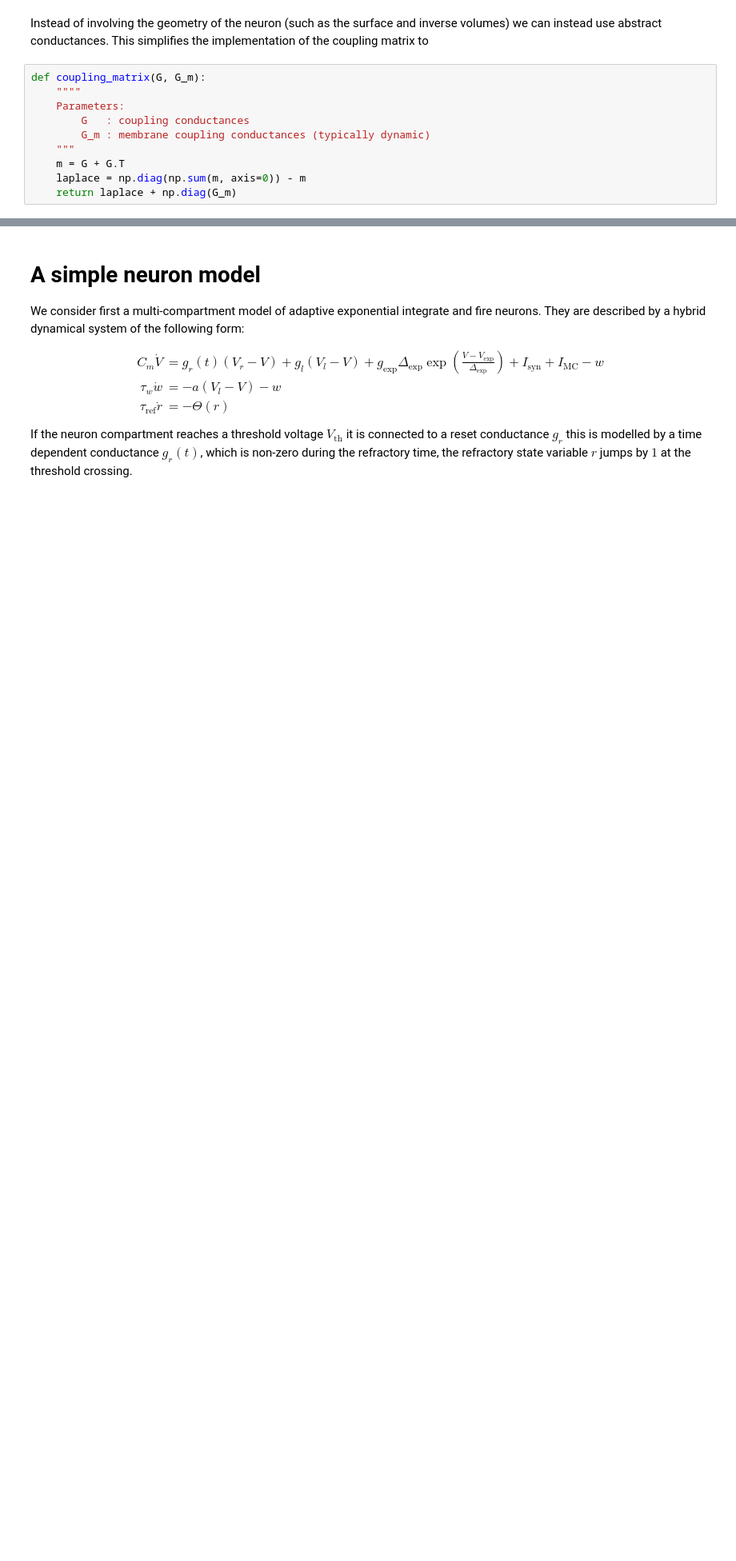
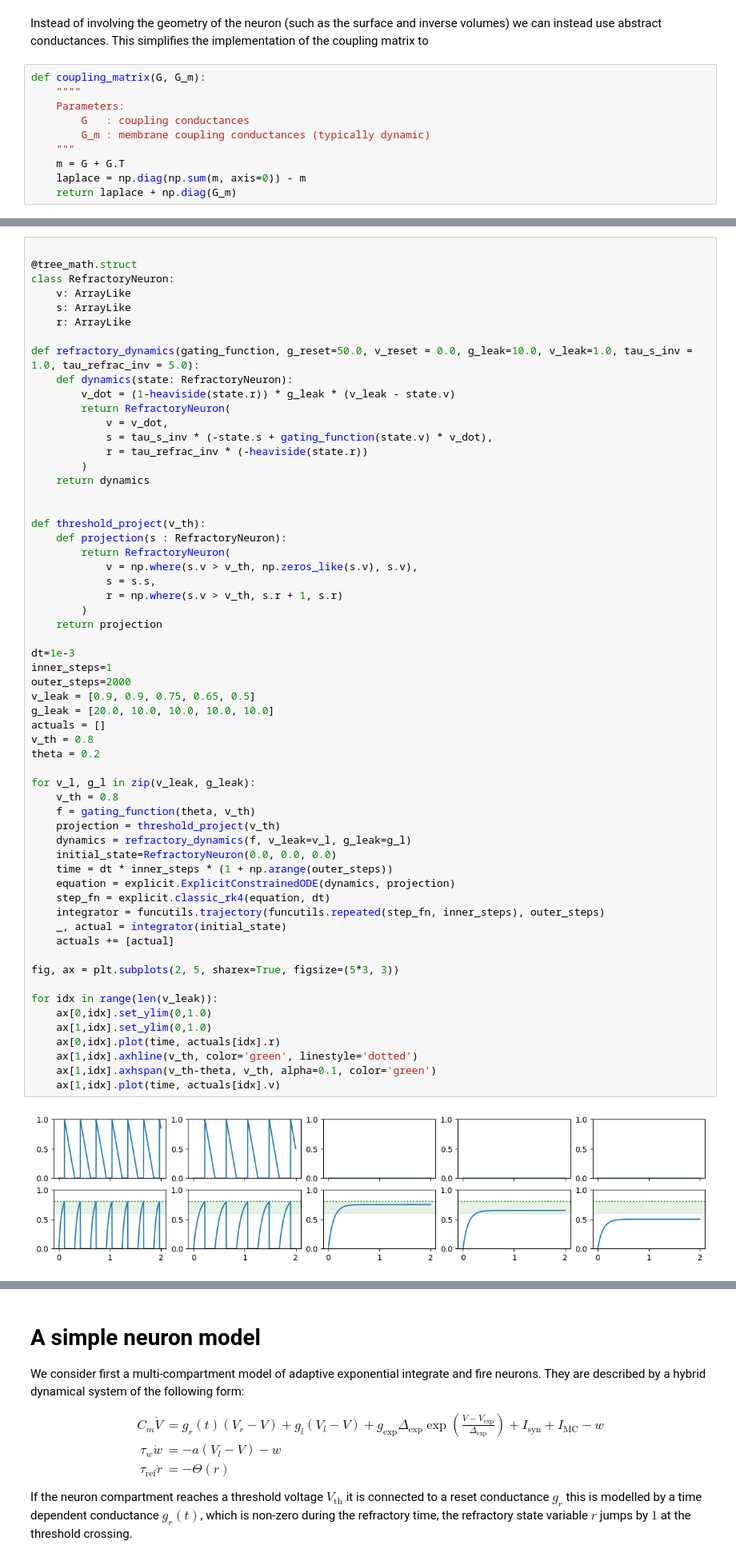
Before and after one commit to electronicvisions/jaxsnn, a Jupyter notebook: notebooks/passive_cable.ipynb, the cells around one changed output, grey strips where cells are left out. Shown: that part at 80% size. Drawn from its saved outputs; the diff is of its cells as text; blank space fills up the shorter version.

```diff
--- a/notebooks/passive_cable.ipynb
+++ b/notebooks/passive_cable.ipynb
@@ -140 +305,62 @@ def coupling_matrix(G, G_m):
+# %%
+
+@tree_math.struct
+class RefractoryNeuron:
+    v: ArrayLike
+    s: ArrayLike
+    r: ArrayLike
+
+def refractory_dynamics(gating_function, g_reset=50.0, v_reset = 0.0, g_leak=10.0, v_leak=1.0, tau_s_inv = 1.0, tau_refrac_inv = 5.0):
+    def dynamics(state: RefractoryNeuron):
+        v_dot = (1-heaviside(state.r)) * g_leak * (v_leak - state.v)
+        return RefractoryNeuron(
+            v = v_dot,
+            s = tau_s_inv * (-state.s + gating_function(state.v) * v_dot),
+            r = tau_refrac_inv * (-heaviside(state.r))
+        )
+    return dynamics
+
+
+def threshold_project(v_th):
+    def projection(s : RefractoryNeuron):
+        return RefractoryNeuron(
+            v = np.where(s.v > v_th, np.zeros_like(s.v), s.v),
+            s = s.s,
+            r = np.where(s.v > v_th, s.r + 1, s.r)
+        )
+    return projection
+
+dt=1e-3
+inner_steps=1
+outer_steps=2000
+v_leak = [0.9, 0.9, 0.75, 0.65, 0.5]
+g_leak = [20.0, 10.0, 10.0, 10.0, 10.0]
+actuals = []
+v_th = 0.8
+theta = 0.2
+
+for v_l, g_l in zip(v_leak, g_leak):
+    v_th = 0.8
+    f = gating_function(theta, v_th)
+    projection = threshold_project(v_th)
+    dynamics = refractory_dynamics(f, v_leak=v_l, g_leak=g_l)
+    initial_state=RefractoryNeuron(0.0, 0.0, 0.0)
+    time = dt * inner_steps * (1 + np.arange(outer_steps))
+    equation = explicit.ExplicitConstrainedODE(dynamics, projection)
+    step_fn = explicit.classic_rk4(equation, dt)
+    integrator = funcutils.trajectory(funcutils.repeated(step_fn, inner_steps), outer_steps)
+    _, actual = integrator(initial_state)
+    actuals += [actual]
+
+fig, ax = plt.subplots(2, 5, sharex=True, figsize=(5*3, 3))
+
+for idx in range(len(v_leak)):
+    ax[0,idx].set_ylim(0,1.0)
+    ax[1,idx].set_ylim(0,1.0)
+    ax[0,idx].plot(time, actuals[idx].r)
+    ax[1,idx].axhline(v_th, color='green', linestyle='dotted')
+    ax[1,idx].axhspan(v_th-theta, v_th, alpha=0.1, color='green')
+    ax[1,idx].plot(time, actuals[idx].v)
+# %% [output]
+[figure, added]
 # %% [markdown]
```
Also changed, not shown: parts of 9 cells of this notebook.
